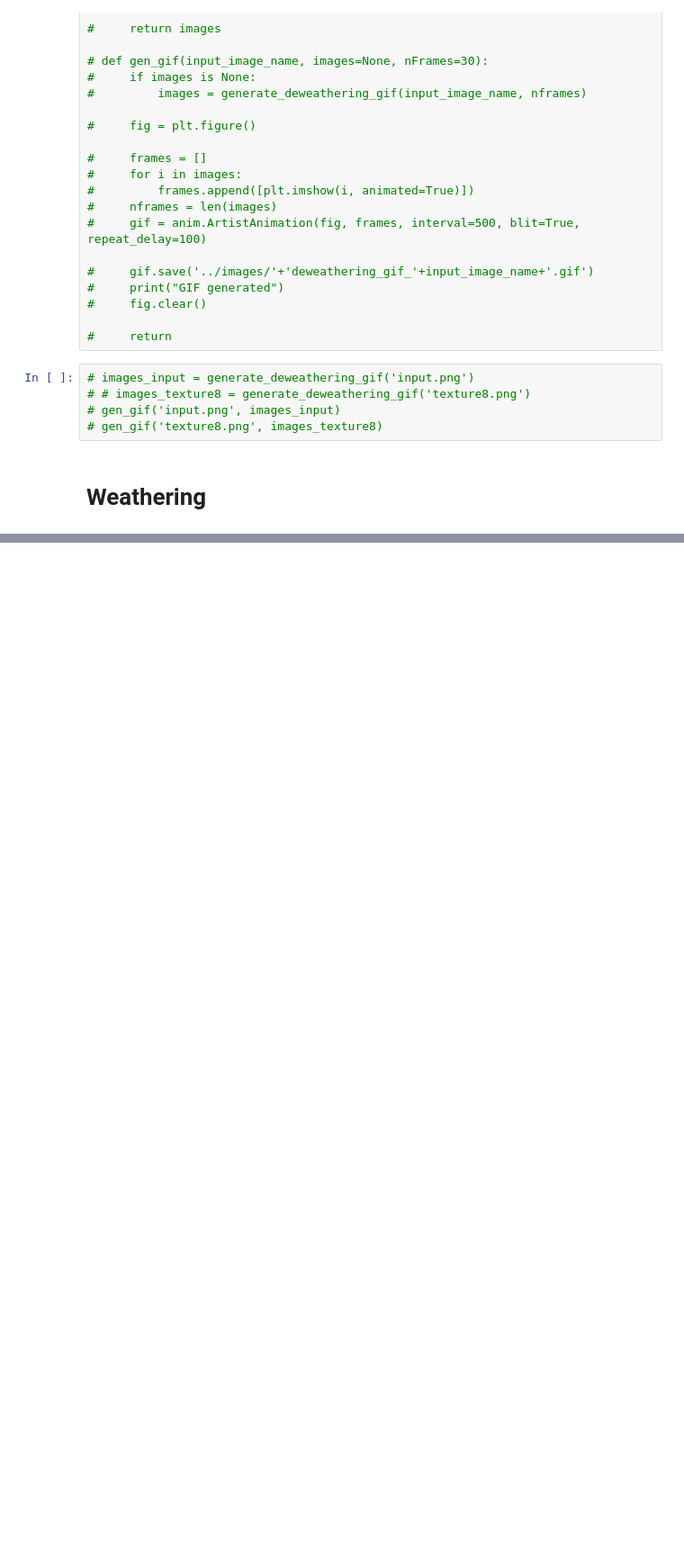
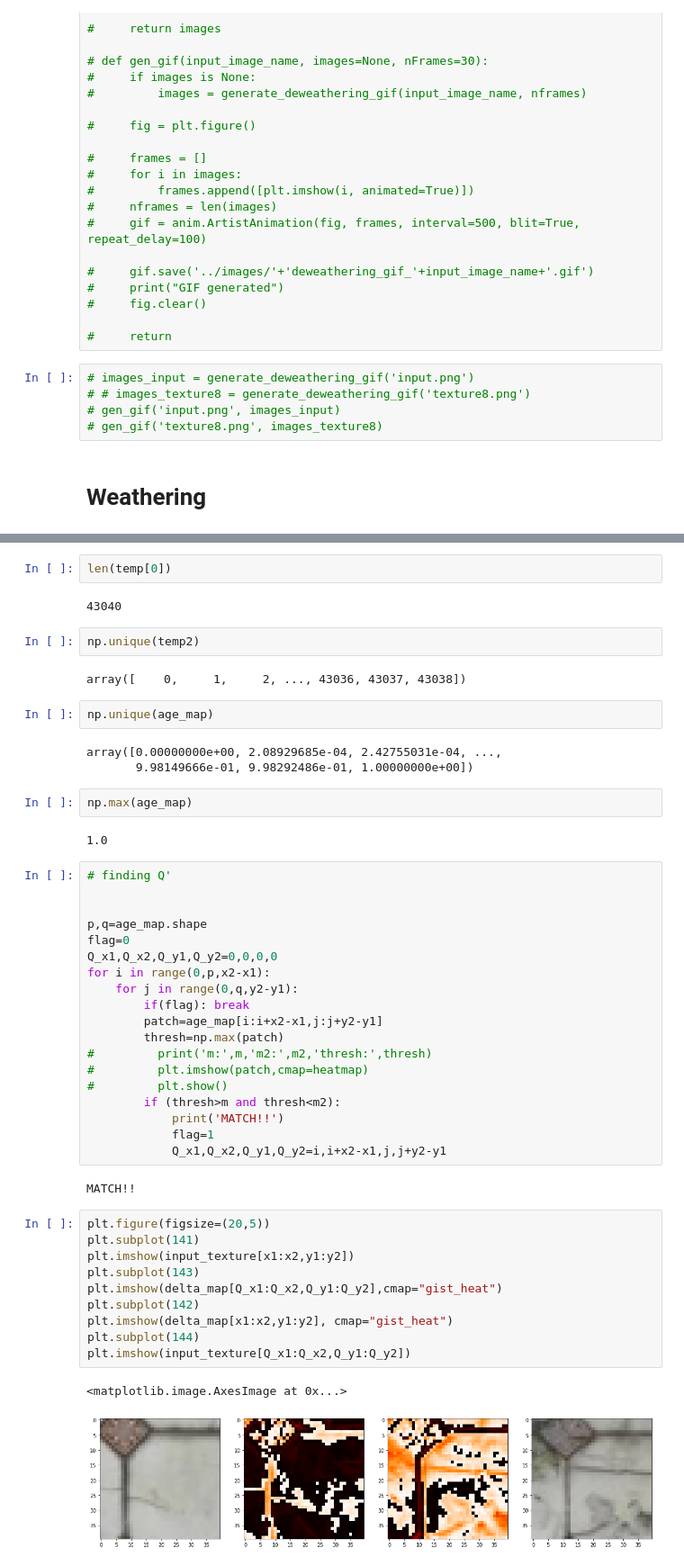
Before and after one commit to ShivanshRakesh/time-varying-weathering-in-texture-space, a Jupyter notebook: src/project.ipynb, the cells around one changed output, grey strips where cells are left out. Shown at 90% size. Drawn from its saved outputs; the diff is of its cells as text; blank space fills up the shorter version.

```diff
--- a/src/project.ipynb
+++ b/src/project.ipynb
@@ -918,0 +955,51 @@ print(m)
+# %%
+len(temp[0])
+# %% [output]
+43040
+# %%
+np.unique(temp2)
+# %% [output]
+array([    0,     1,     2, ..., 43036, 43037, 43038])
+# %%
+np.unique(age_map)
+# %% [output]
+array([0.00000000e+00, 2.08929685e-04, 2.42755031e-04, ...,
+       9.98149666e-01, 9.98292486e-01, 1.00000000e+00])
+# %%
+np.max(age_map)
+# %% [output]
+1.0
+# %%
+# finding Q'
+
+
+p,q=age_map.shape
+flag=0
+Q_x1,Q_x2,Q_y1,Q_y2=0,0,0,0
+for i in range(0,p,x2-x1):
+    for j in range(0,q,y2-y1):
+        if(flag): break
+        patch=age_map[i:i+x2-x1,j:j+y2-y1]
+        thresh=np.max(patch)
+#         print('m:',m,'m2:',m2,'thresh:',thresh)
+#         plt.imshow(patch,cmap=heatmap)
+#         plt.show()
+        if (thresh>m and thresh<m2):
+            print('MATCH!!')
+            flag=1
+            Q_x1,Q_x2,Q_y1,Q_y2=i,i+x2-x1,j,j+y2-y1
+# %% [output]
+MATCH!!
+# %%
+plt.figure(figsize=(20,5))
+plt.subplot(141)
+plt.imshow(input_texture[x1:x2,y1:y2])
+plt.subplot(143)
+plt.imshow(delta_map[Q_x1:Q_x2,Q_y1:Q_y2],cmap="gist_heat")
+plt.subplot(142)
+plt.imshow(delta_map[x1:x2,y1:y2], cmap="gist_heat")
+plt.subplot(144)
+plt.imshow(input_texture[Q_x1:Q_x2,Q_y1:Q_y2])
+# %% [output]
+<matplotlib.image.AxesImage at 0x...>
+[figure, added]
```
Also changed, not shown: parts of 14 cells of this notebook.
